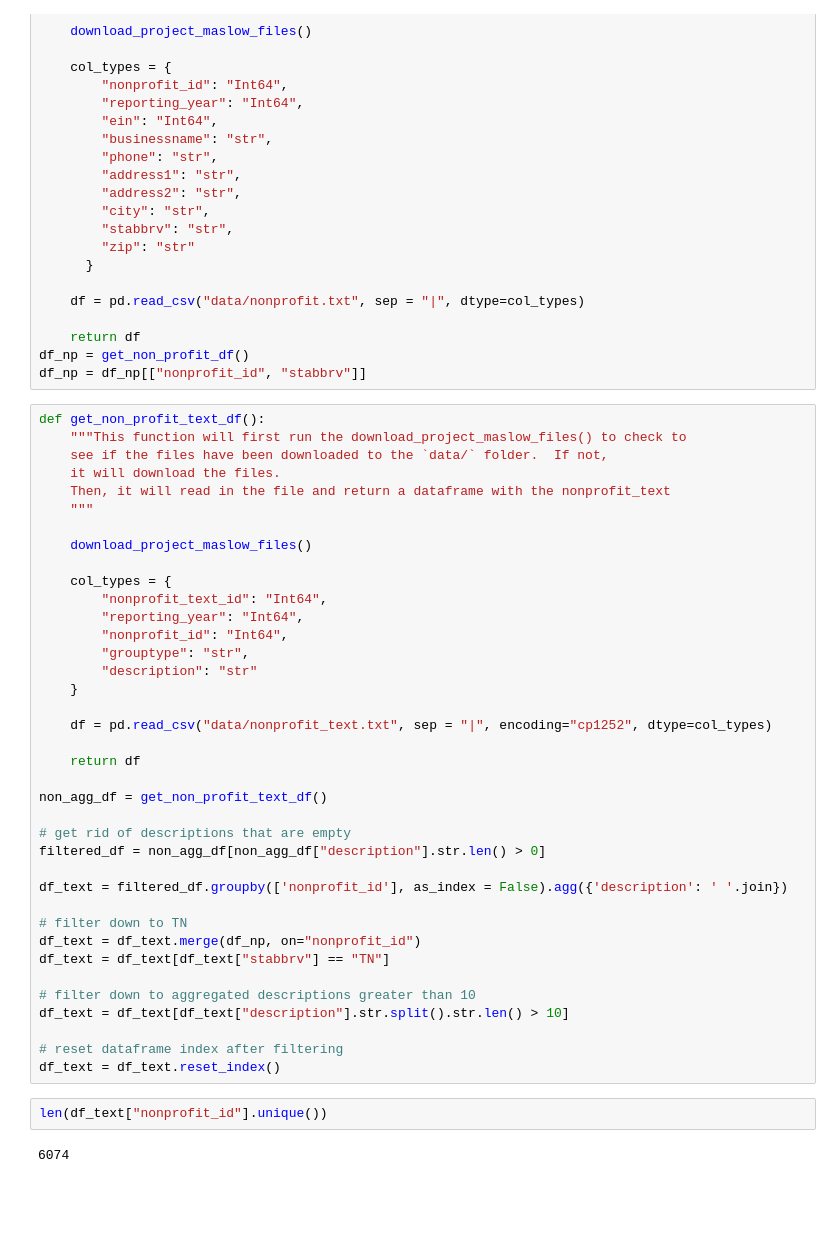
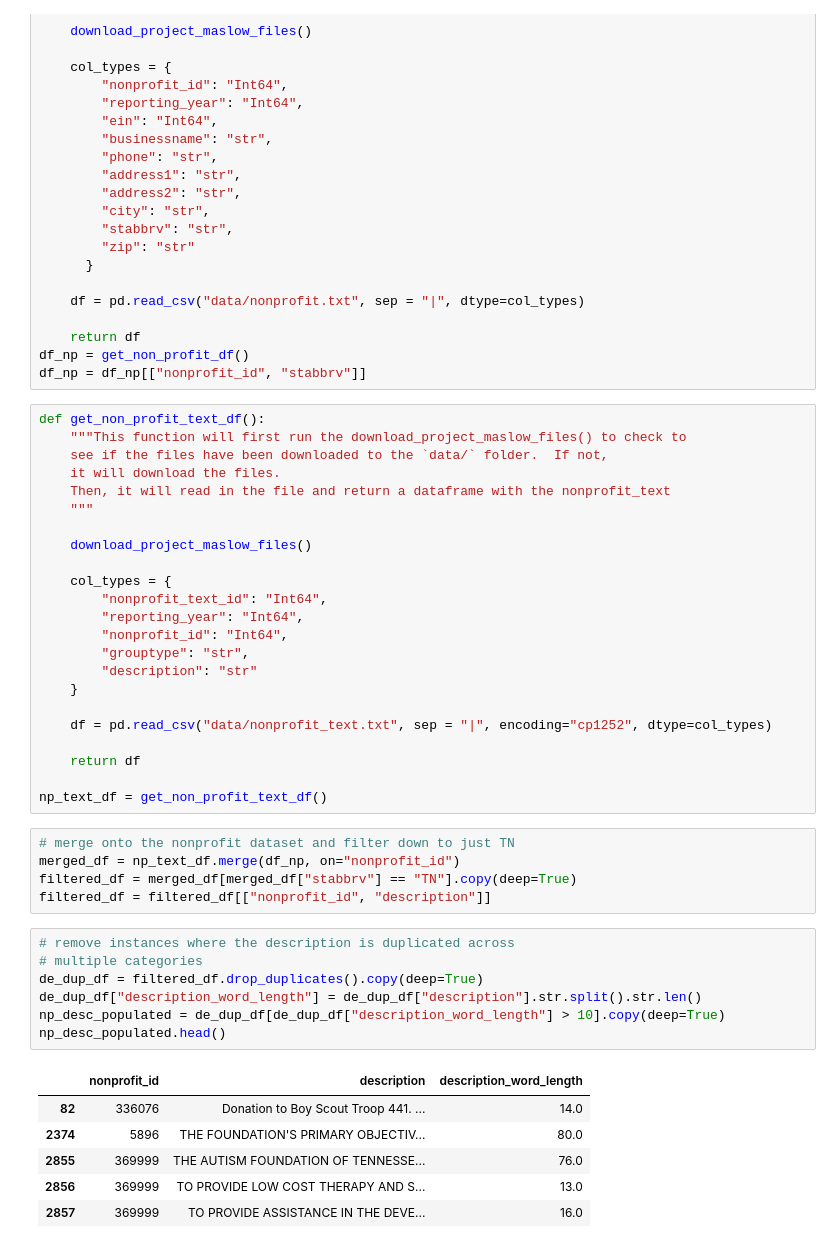
Before and after one commit to mtsu-data-science/mtsu-hackmt-2022, a Jupyter notebook: model_notebooks/streamlined_nlp_topic_model_2022_01_29.ipynb, the cells around one changed output. Drawn from its saved outputs; the diff is of its cells as text; blank space fills up the shorter version.

```diff
--- a/model_notebooks/streamlined_nlp_topic_model_2022_01_29.ipynb
+++ b/model_notebooks/streamlined_nlp_topic_model_2022_01_29.ipynb
@@ -95,23 +105,23 @@ def get_non_profit_text_df():
 
     return df
 
-non_agg_df = get_non_profit_text_df()
-
-# get rid of descriptions that are empty
-filtered_df = non_agg_df[non_agg_df["description"].str.len() > 0]
-
-df_text = filtered_df.groupby(['nonprofit_id'], as_index = False).agg({'description': ' '.join})
-
-# filter down to TN
-df_text = df_text.merge(df_np, on="nonprofit_id")
-df_text = df_text[df_text["stabbrv"] == "TN"]
-
-# filter down to aggregated descriptions greater than 10
-df_text = df_text[df_text["description"].str.split().str.len() > 10]
-
-# reset dataframe index after filtering
-df_text = df_text.reset_index()
+np_text_df = get_non_profit_text_df()
-# %%
-len(df_text["nonprofit_id"].unique())
-# %% [output]
-6074
+# %%
+# merge onto the nonprofit dataset and filter down to just TN
+merged_df = np_text_df.merge(df_np, on="nonprofit_id")
+filtered_df = merged_df[merged_df["stabbrv"] == "TN"].copy(deep=True)
+filtered_df = filtered_df[["nonprofit_id", "description"]]
+# %%
+# remove instances where the description is duplicated across
+# multiple categories
+de_dup_df = filtered_df.drop_duplicates().copy(deep=True)
+de_dup_df["description_word_length"] = de_dup_df["description"].str.split().str.len()
+np_desc_populated = de_dup_df[de_dup_df["description_word_length"] > 10].copy(deep=True)
+np_desc_populated.head()
+# %% [output]
+|  | nonprofit_id | description | description_word_length |
+| 82 | 336076 | Donation to Boy Scout Troop 441. ... | 14.0 |
+| 2374 | 5896 | THE FOUNDATION'S PRIMARY OBJECTIV... | 80.0 |
+| 2855 | 369999 | THE AUTISM FOUNDATION OF TENNESSE... | 76.0 |
+| 2856 | 369999 | TO PROVIDE LOW COST THERAPY AND S... | 13.0 |
+| 2857 | 369999 | TO PROVIDE ASSISTANCE IN THE DEVE... | 16.0 |
```
Also changed, not shown: parts of 23 cells of this notebook.
